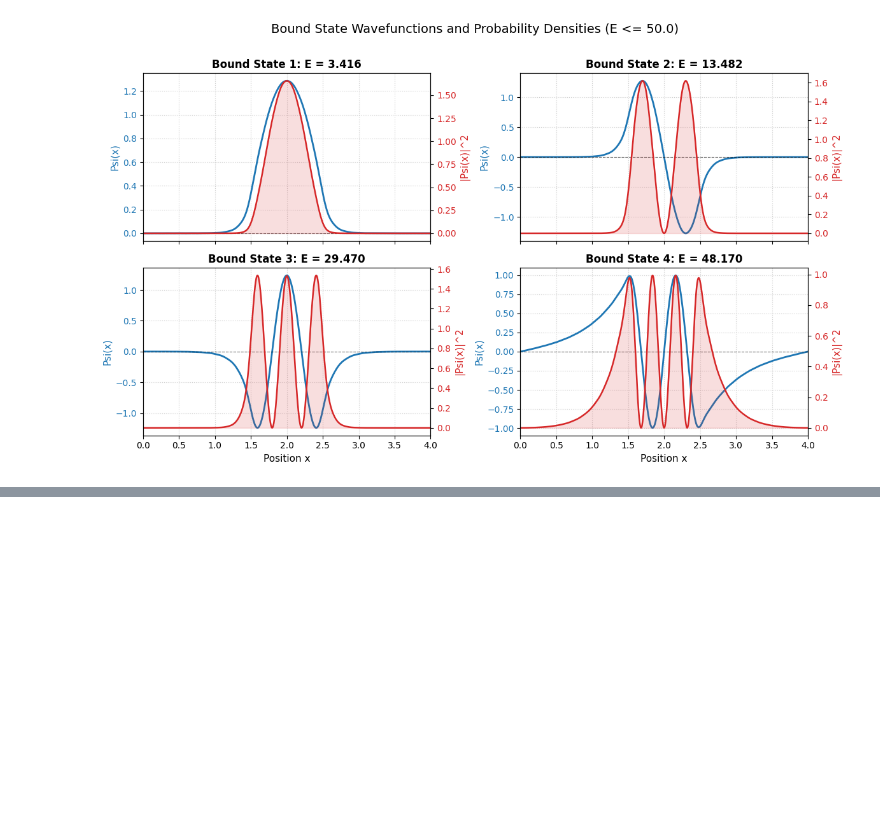
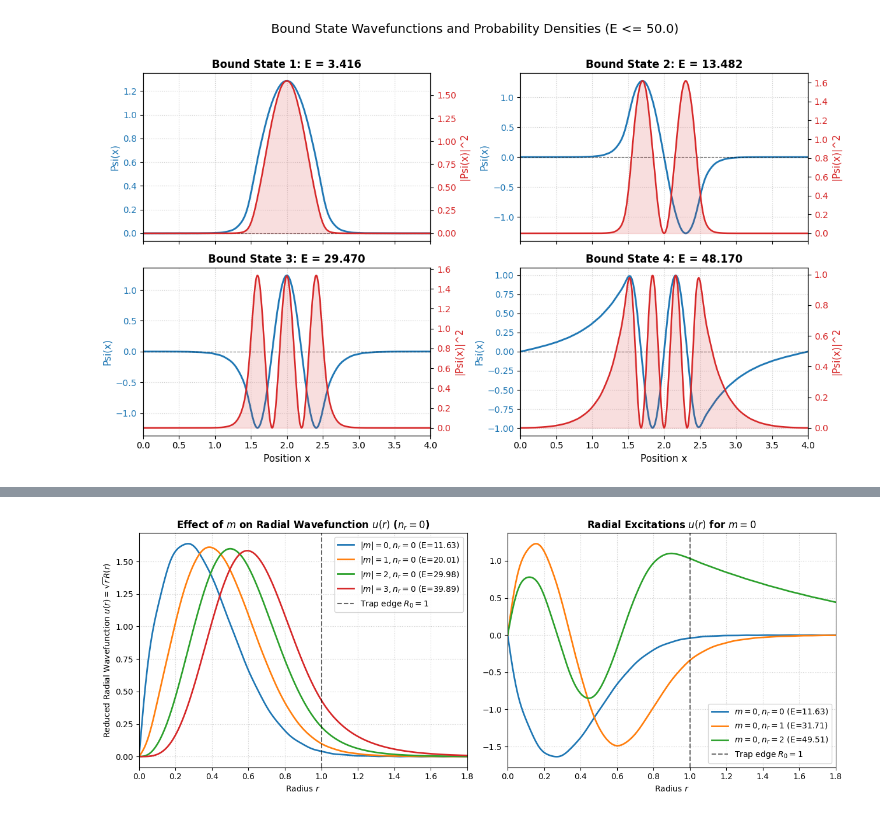
Before and after one commit to Ss0cr4mM/Project-3-Comp-Methods, a Jupyter notebook: Project3v2.ipynb, the cells around one changed output, grey strips where cells are left out. Cells and saved outputs as stored; diff of their text form; code cells hidden in the pictures; blank space fills up the shorter version.

Commit message:
Section3 done

```diff
--- a/Project3v2.ipynb
+++ b/Project3v2.ipynb
@@ -11,6 +11,17 @@ b = 4.0
 V0 = 50.0
 Nmax = 50
 Emax = 50.0
+R0 = 1.0
+V0_2D = 50.0
+b_2D = 3.0     # Radial box [0, b_2D]
+Nmax_2D = 50
+b_dw = 6.0
+Nmax_dw = 70
+d_val = 0.5
+a = 1.0
+V0 = 50.0
+b = 4.0      # Integration range [0, b] centered at b/2 -> x in [-2.0, +2.0]
+Emax = 50.0
 # %%
 # -- Definition of functions for Matrix Method --
 
@@ -284,2 +302,6 @@ def V_single_well(x, a=a, b=b, V0=V0):
+# %%
+def V_cylindrical(r, R0=R0, V0=V0_2D):
+    """2D Cylindrical harmonic trap with finite barrier V0 at r >= R0."""
+    return V0 * (r**2) if r < R0 else V0
 # %%
 #  Single Finite-Depth Well (SHOOTING METHOD) & Precision Analysis
@@ -345,3 +363,75 @@ State 2: E_mat = 13.48237 (|E_mat - E_shoot| = 0.00666) | P(|x|>a/2) = 0.47148 |
 State 3: E_mat = 29.46970 (|E_mat - E_shoot| = 0.01740) | P(|x|>a/2) = 1.01381 | P(|x|>a) = 0.003206
 State 4: E_mat = 48.17037 (|E_mat - E_shoot| = 0.01548) | P(|x|>a/2) = 1.43477 | P(|x|>a) = 0.330259
 [figure]
+# %%
+# Two-Dimensional Cylindrical Trap (Section 3)
+
+
+# Solve radial equation for angular momentum quantum numbers m = 0, 1, 2, 3, 4
+m_list = [0, 1, 2, 3, 4]
+radial_data = {}
+
+print("2D Cylindrical Trap Bound State Energies (E < 50)")
+for m_q in m_list:
+    _, ens_m, vecs_m = matrix_method(V_cylindrical, Nmax_2D, b_2D, dim='2D_radial', m_quant=m_q)
+    r_grid, u_m, prob_u_m, bound_E_m = reconstruct_wavefunction(vecs_m, ens_m, b_2D, Nmax_2D, Emax=V0_2D)
+    radial_data[m_q] = (r_grid, u_m, prob_u_m, bound_E_m)
+    deg_str = "Non-degenerate (m=0)" if m_q == 0 else f"2-fold degenerate (m=+{m_q}, -{m_q})"
+    print(f"|m| = {m_q} [{deg_str:28s}]: Energies = {np.round(bound_E_m, 4)}")
+
+# 1. Plot Radial Wavefunctions to show how m pushes states away from r=0
+fig, axes = plt.subplots(1, 2, figsize=(13, 5))
+
+# Left plot: Ground radial state (n_r = 0) for different angular momenta m = 0, 1, 2, 3
+for m_q in [0, 1, 2, 3]:
+    r_grid, u_m, _, bound_E_m = radial_data[m_q]
+    if len(bound_E_m) > 0:
+        # Ensure positive initial lobe for clean visual comparison
+        sign = 1.0 if u_m[50, 0] >= 0 else -1.0
+        axes[0].plot(r_grid, sign * u_m[:, 0], linewidth=2, label=f"$|m|={m_q}, n_r=0$ (E={bound_E_m[0]:.2f})")
+
+axes[0].axvline(R0, color='black', linestyle='--', alpha=0.6, label='Trap edge $R_0=1$')
+axes[0].set_title("Effect of $m$ on Radial Wavefunction $u(r)$ ($n_r = 0$)", fontweight='bold')
+axes[0].set_xlabel("Radius $r$")
+axes[0].set_ylabel(r"Reduced Radial Wavefunction $u(r) = \sqrt{r}R(r)$")
+axes[0].set_xlim(0, 1.8)
+axes[0].grid(True, linestyle=':', alpha=0.6)
+axes[0].legend()
+
+# Right plot: Different radial excitations (n_r = 0, 1) for m = 0
+r_grid, u_0, _, bound_E_0 = radial_data[0]
+for n_r in range(len(bound_E_0)):
+    axes[1].plot(r_grid, u_0[:, n_r], linewidth=2, label=f"$m=0, n_r={n_r}$ (E={bound_E_0[n_r]:.2f})")
+
+axes[1].axvline(R0, color='black', linestyle='--', alpha=0.6, label='Trap edge $R_0=1$')
+axes[1].set_title("Radial Excitations $u(r)$ for $m = 0$", fontweight='bold')
+axes[1].set_xlabel("Radius $r$")
+axes[1].set_xlim(0, 1.8)
+axes[1].grid(True, linestyle=':', alpha=0.6)
+axes[1].legend()
+
+plt.tight_layout()
+plt.show()
+
+# 2. Plot Energy Level Spectrum across m
+plt.figure(figsize=(9, 5.5))
+m_full = [-3, -2, -1, 0, 1, 2, 3]
+for m_val in m_full:
+    ens_m = radial_data[abs(m_val)][3]
+    for n_r, e_val in enumerate(ens_m):
+        plt.hlines(e_val, m_val - 0.3, m_val + 0.3, colors='tab:purple', linewidth=3)
+        plt.text(m_val, e_val + 0.9, f"E={e_val:.2f}\n($n_r={n_r}$)", ha='center', fontsize=8)
+
+# Reference lines for ideal 2D Harmonic Oscillator shells
+for E_ho in [10, 20, 30, 40]:
+    plt.axhline(E_ho, color='gray', linestyle='--', alpha=0.4, label='Ideal 2D Harmonic Oscillator' if E_ho == 10 else "")
+
+plt.xticks(m_full, [f"m = {m}" for m in m_full], fontweight='bold')
+plt.ylabel("Energy E (Natural Units)", fontsize=11)
+plt.title("2D Cylindrical Trap Spectrum: Exact $\pm m$ & Harmonic Shell Degeneracies", fontsize=13, fontweight='bold')
+plt.ylim(0, V0_2D + 5)
+plt.legend(loc='lower right')
+plt.grid(True, linestyle=':', alpha=0.6)
+plt.tight_layout()
+plt.show()
+# %% [output]
@@ -347,0 +454 @@ State 4: E_mat = 48.17037 (|E_mat - E_shoot| = 0.01548) | P(|x|>a/2) = 1.43477 |
+[figure, added]
```
Also changed, not shown: parts of 4 cells of this notebook.
